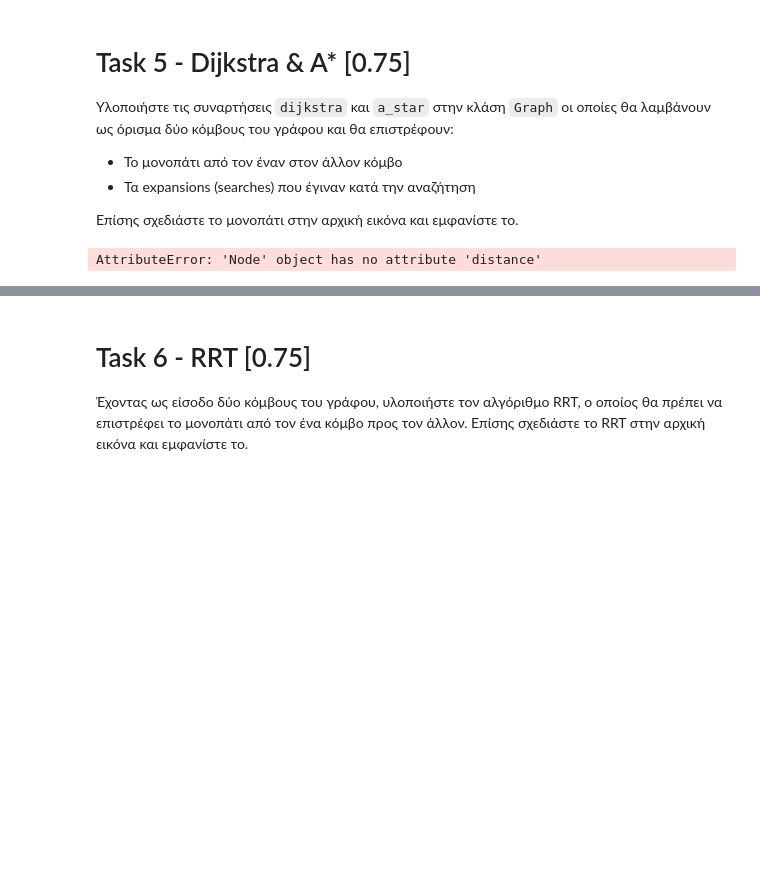
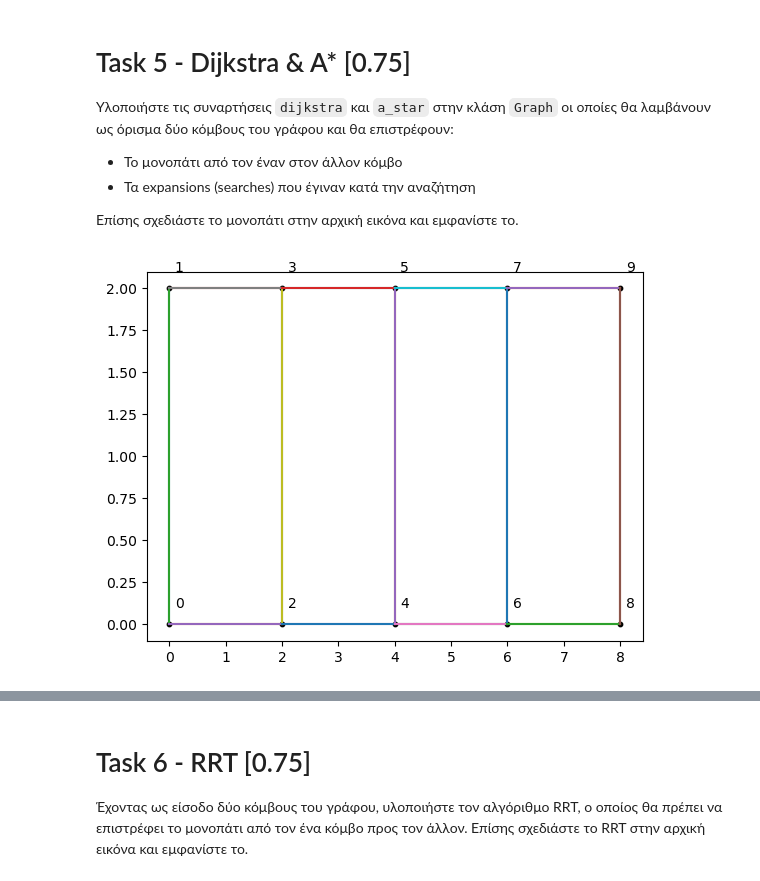
Before and after one commit to VasilisMpletsos/Autonomous_Systems_AUTH_2023, a Jupyter notebook: as2023.ipynb, the cells around one changed output, grey strips where cells are left out. Drawn from its saved outputs; the diff is of its cells as text; code cells hidden in the pictures; blank space fills up the shorter version.

```diff
--- a/as2023.ipynb
+++ b/as2023.ipynb
@@ -282,0 +263,30 @@ def dijkstra(graph, start_node_id, end_node_id):
+# %%
+# Create fake nodes
+index = 0;
+test_graph = Graph()
+for i in range(0,10,2):
+    for j in [0 , 2]:
+        fake_node = Node(index, i, j)
+        index += 1
+        test_graph.nodes.append(fake_node)
+for node in test_graph.nodes:
+    for node2 in test_graph.nodes:
+        if node.id != node2.id:
+            if np.sqrt((node.x - node2.x)**2 + (node.y - node2.y)**2) < 2.1:
+                node.neighbors.append(node2)
+# %%
+# This one is for test purposes and debugging the code
+x = []
+y = []
+for node in test_graph.nodes:
+    x.append(node.x)
+    y.append(node.y)
+for node in test_graph.nodes:
+    for neighbor in node.neighbors:
+        plt.plot((node.x, neighbor.x), (node.y, neighbor.y))
+for node in test_graph.nodes:
+    # Add text next to the node
+    plt.text(node.x+0.1, node.y+0.1, node.id, fontsize=10, color='black')
+plt.scatter(x, y, s=10, c='black', marker='o');
+# %% [output]
+[figure, added]
@@ -289,8 +496,3 @@ def get_random_nodes(graph):
     target_node = graph.nodes[np.random.randint(0, len(graph.nodes))]
     # Return the random nodes
     return start_node, target_node
-# %%
-start_node, target_node = get_random_nodes(random_probalistic_roadmap)
-dijkstra(uniform_probalistic_roadmap, start_node, target_node)
-# %% [output]
-AttributeError: 'Node' object has no attribute 'distance'
```
Also changed, not shown: parts of 13 cells of this notebook.
